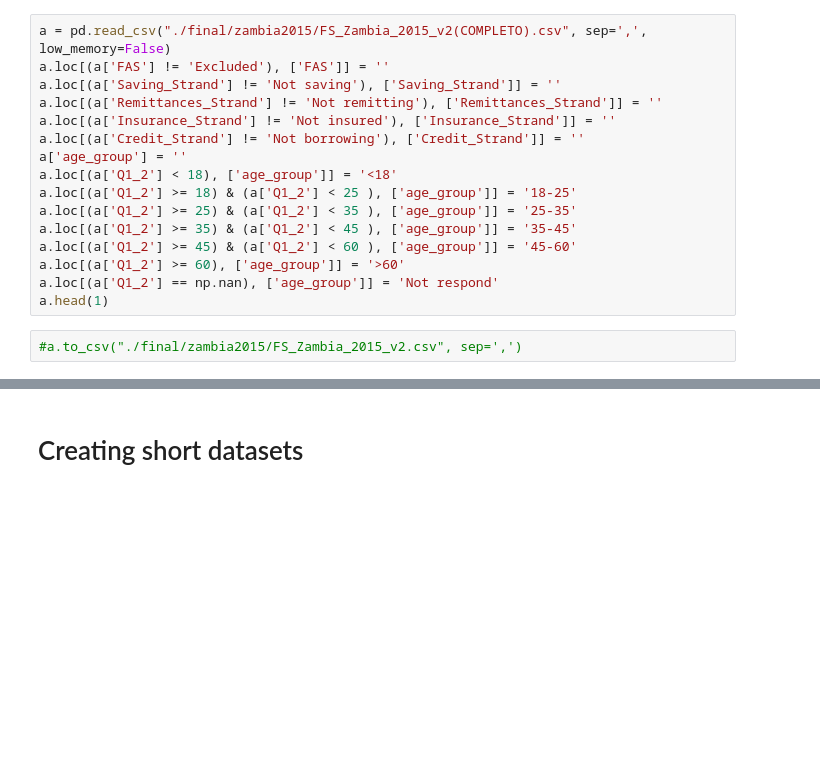
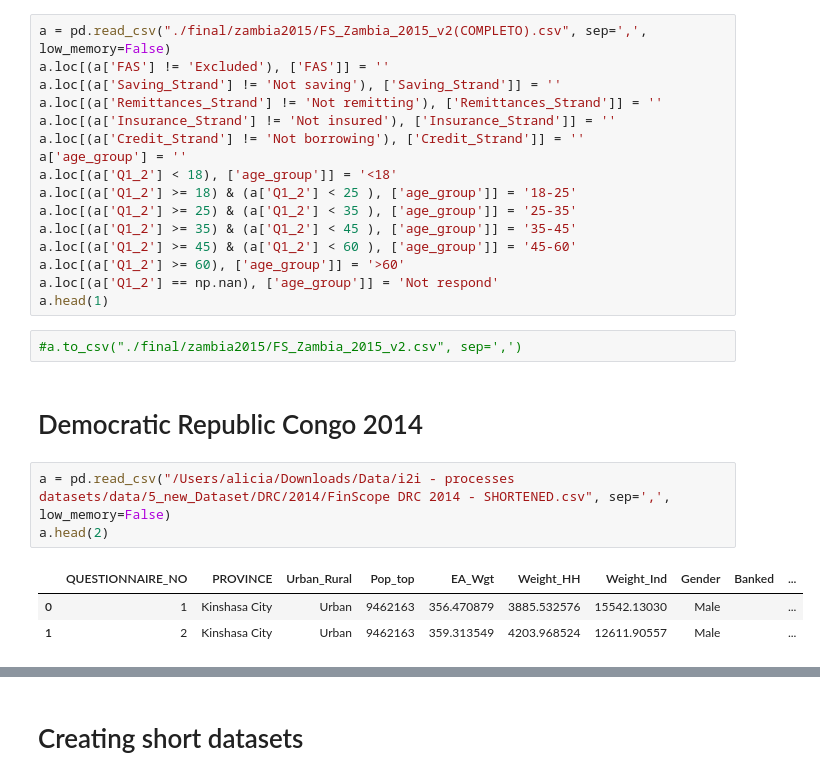
Before and after one commit to Vizzuality/notebooks, a Jupyter notebook: i2i/i2i_Data_Exploration.ipynb, the cells around one changed output, grey strips where cells are left out. Saved outputs shown, nothing was run; the diff lists cells and outputs as text; blank space fills up the shorter version.

```diff
--- a/i2i/i2i_Data_Exploration.ipynb
+++ b/i2i/i2i_Data_Exploration.ipynb
@@ -453,3 +453,12 @@ a.loc[(a['Q1_2'] == np.nan), ['age_group']] = 'Not respond'
 a.head(1)
 # %%
 #a.to_csv("./final/zambia2015/FS_Zambia_2015_v2.csv", sep=',')
+# %% [markdown]
+# Democratic Republic Congo 2014
+# %%
+a = pd.read_csv("/Users/alicia/Downloads/Data/i2i - processes datasets/data/5_new_Dataset/DRC/2014/FinScope DRC 2014 - SHORTENED.csv", sep=',', low_memory=False)
+a.head(2)
+# %% [output]
+|  | QUESTIONNAIRE_NO | PROVINCE | Urban_Rural | Pop_top | EA_Wgt | Weight_HH | Weight_Ind | Gender | Banked | ... |
+| 0 | 1 | Kinshasa City | Urban | 9462163 | 356.470879 | 3885.532576 | 15542.13030 | Male |  | ... |
+| 1 | 2 | Kinshasa City | Urban | 9462163 | 359.313549 | 4203.968524 | 12611.90557 | Male |  | ... |
```
Also changed, not shown: parts of 3 cells of this notebook, 1 other file.
